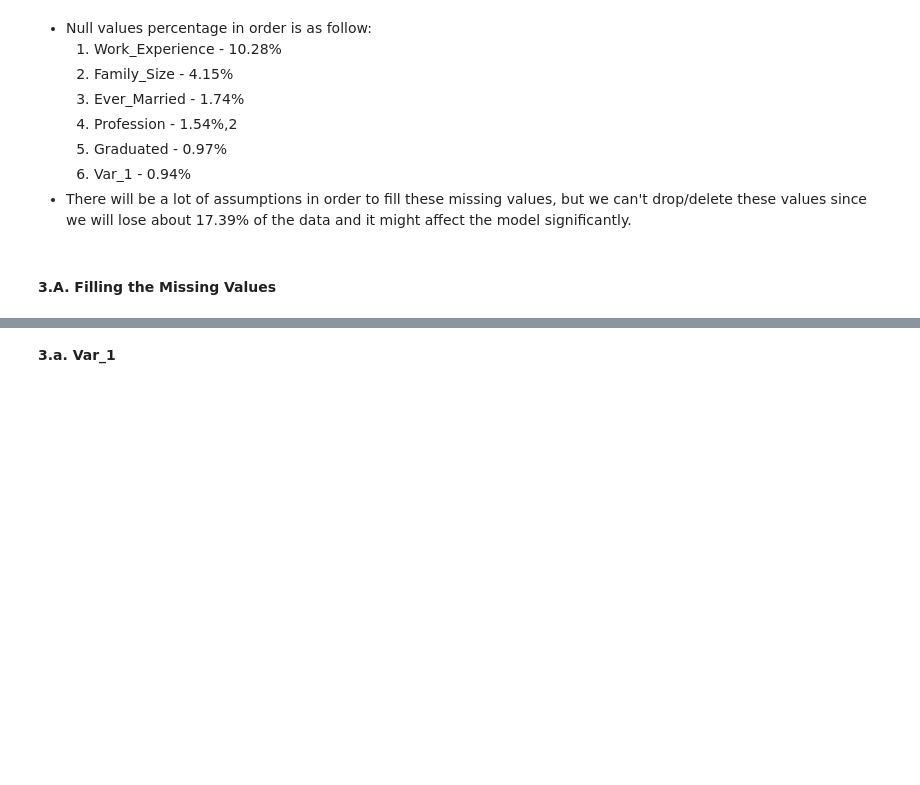
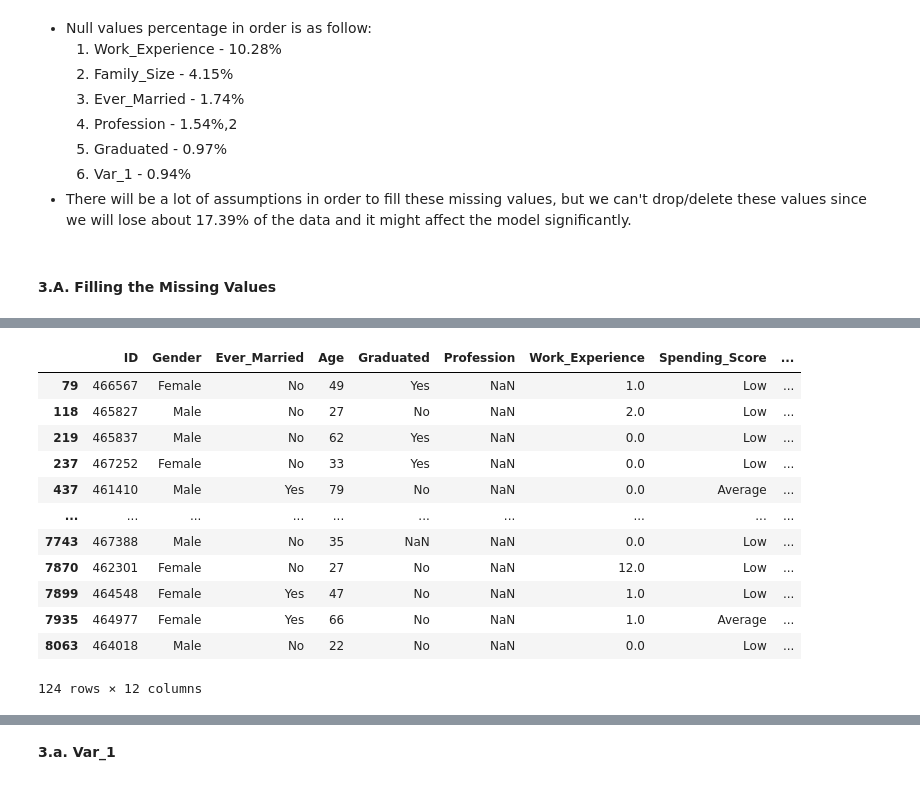
Before and after one commit to harashtaht/CustomerSegmentation, a Jupyter notebook: customerSegmentation/automobileSegmentation.ipynb, the cells around one changed output, grey strips where cells are left out. Cells and saved outputs as stored; diff of their text form; code cells hidden in the pictures; blank space fills up the shorter version.

```diff
--- a/customerSegmentation/automobileSegmentation.ipynb
+++ b/customerSegmentation/automobileSegmentation.ipynb
@@ -748,0 +876,16 @@ The amount of data missing : 17.39 %
+# %%
+dfTr[dfTr['Profession'].isnull()]
+# %% [output]
+|  | ID | Gender | Ever_Married | Age | Graduated | Profession | Work_Experience | Spending_Score | ... |
+| 79 | 466567 | Female | No | 49 | Yes | NaN | 1.0 | Low | ... |
+| 118 | 465827 | Male | No | 27 | No | NaN | 2.0 | Low | ... |
+| 219 | 465837 | Male | No | 62 | Yes | NaN | 0.0 | Low | ... |
+| 237 | 467252 | Female | No | 33 | Yes | NaN | 0.0 | Low | ... |
+| 437 | 461410 | Male | Yes | 79 | No | NaN | 0.0 | Average | ... |
+| ... | ... | ... | ... | ... | ... | ... | ... | ... | ... |
+| 7743 | 467388 | Male | No | 35 | NaN | NaN | 0.0 | Low | ... |
+| 7870 | 462301 | Female | No | 27 | No | NaN | 12.0 | Low | ... |
+| 7899 | 464548 | Female | Yes | 47 | No | NaN | 1.0 | Low | ... |
+| 7935 | 464977 | Female | Yes | 66 | No | NaN | 1.0 | Average | ... |
+| 8063 | 464018 | Male | No | 22 | No | NaN | 0.0 | Low | ... |
+124 rows × 12 columns
```
Also changed, not shown: parts of 8 cells of this notebook.
